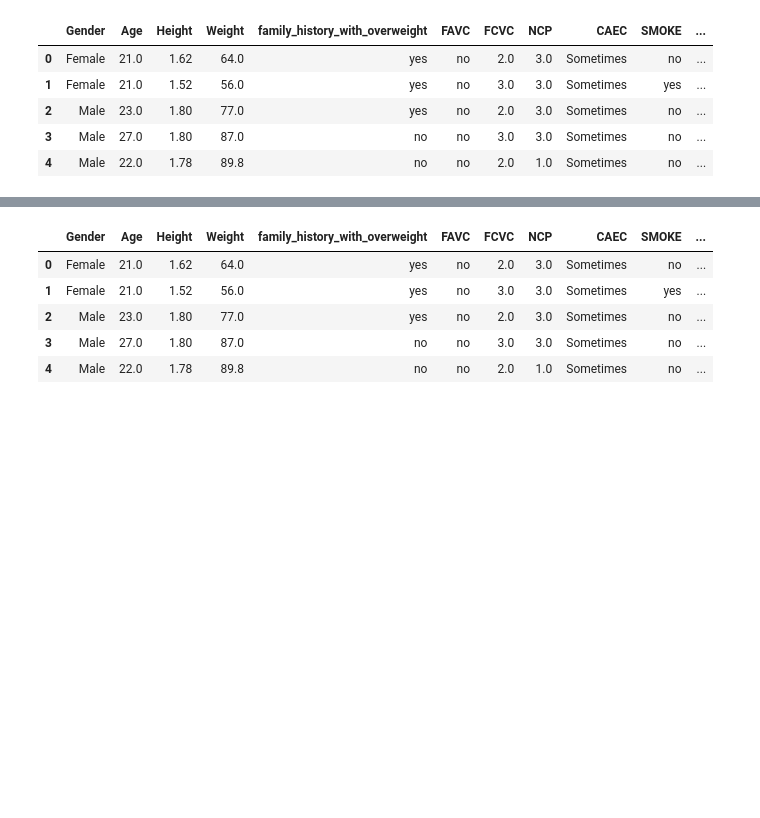
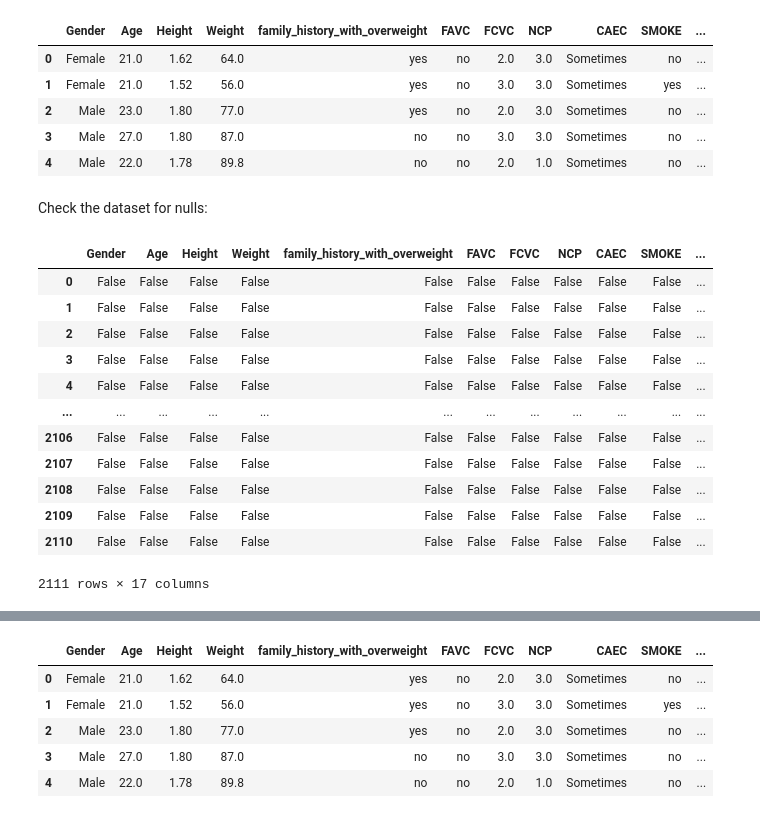
Before and after one commit to MCMacy/DataScienceClasses, a Jupyter notebook: Data201_Project1_Obesity.ipynb, the cells around one changed output, grey strips where cells are left out. Drawn from its saved outputs; the diff is of its cells as text; code cells hidden in the pictures; blank space fills up the shorter version.

```diff
--- a/Data201_Project1_Obesity.ipynb
+++ b/Data201_Project1_Obesity.ipynb
@@ -71,3 +78,22 @@ o_data.head()
 | 2 | Male | 23.0 | 1.80 | 77.0 | yes | no | 2.0 | 3.0 | Sometimes | no | ... |
 | 3 | Male | 27.0 | 1.80 | 87.0 | no | no | 3.0 | 3.0 | Sometimes | no | ... |
 | 4 | Male | 22.0 | 1.78 | 89.8 | no | no | 2.0 | 1.0 | Sometimes | no | ... |
+# %% [markdown]
+Check the dataset for nulls:
+# %%
+#Checking for N/A
+obesity.isnull()
+# %% [output]
+|  | Gender | Age | Height | Weight | family_history_with_overweight | FAVC | FCVC | NCP | CAEC | SMOKE | ... |
+| 0 | False | False | False | False | False | False | False | False | False | False | ... |
+| 1 | False | False | False | False | False | False | False | False | False | False | ... |
+| 2 | False | False | False | False | False | False | False | False | False | False | ... |
+| 3 | False | False | False | False | False | False | False | False | False | False | ... |
+| 4 | False | False | False | False | False | False | False | False | False | False | ... |
+| ... | ... | ... | ... | ... | ... | ... | ... | ... | ... | ... | ... |
+| 2106 | False | False | False | False | False | False | False | False | False | False | ... |
+| 2107 | False | False | False | False | False | False | False | False | False | False | ... |
+| 2108 | False | False | False | False | False | False | False | False | False | False | ... |
+| 2109 | False | False | False | False | False | False | False | False | False | False | ... |
+| 2110 | False | False | False | False | False | False | False | False | False | False | ... |
+2111 rows × 17 columns
```
Also changed, not shown: parts of 15 cells of this notebook.
